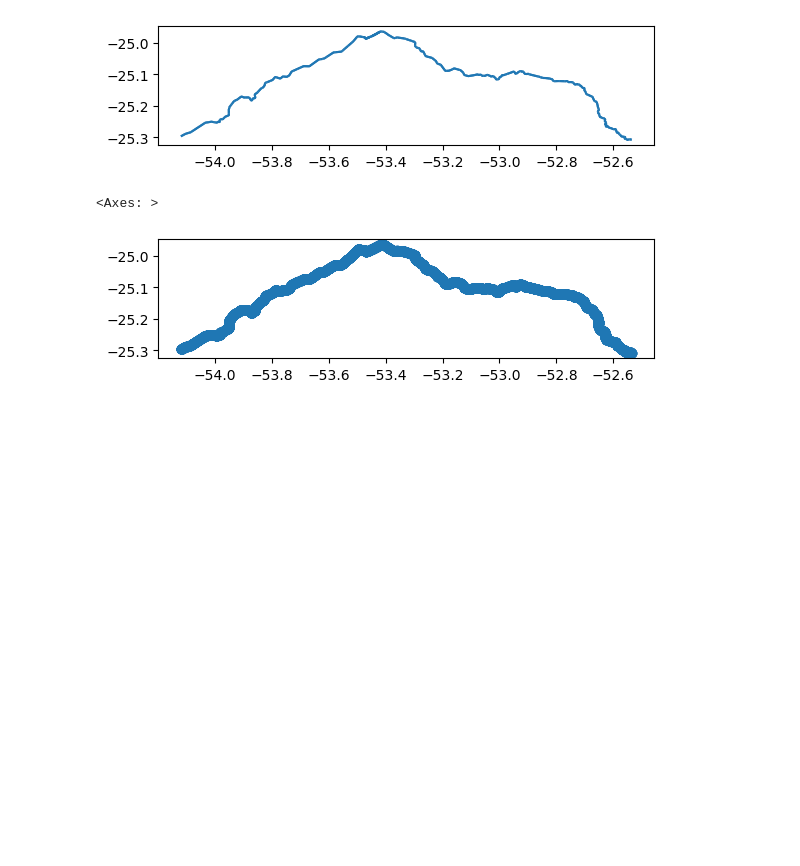
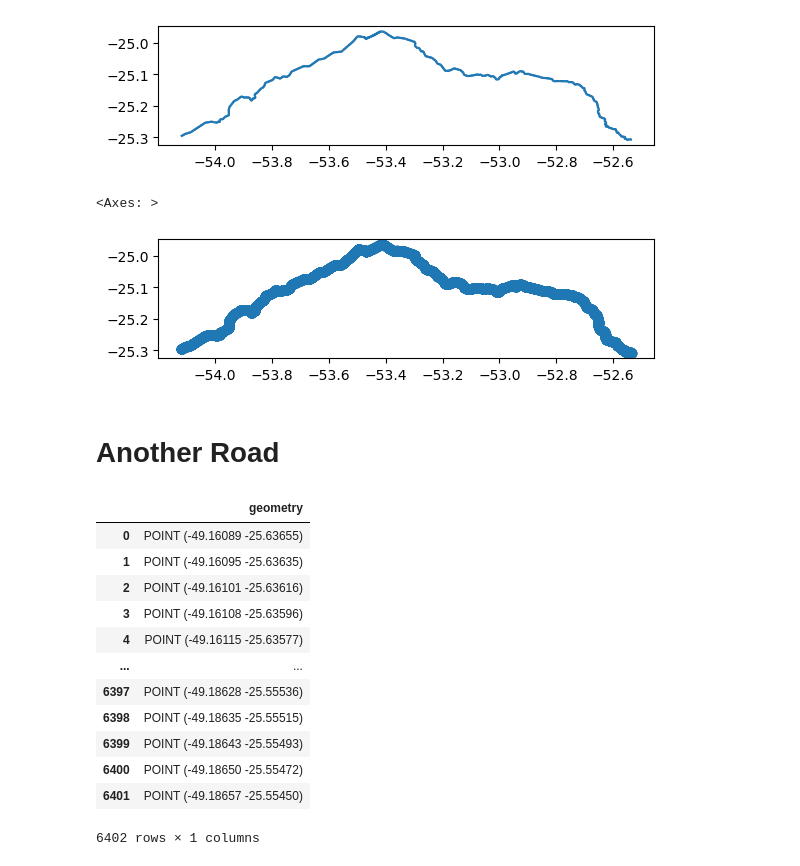
Before and after one commit to gefgu/controle-de-seguranca-motoristas, a Jupyter notebook: db/get_roads.ipynb, the cells around one changed output. Drawn from its saved outputs; the diff is of its cells as text; code cells hidden in the pictures; blank space fills up the shorter version.

```diff
--- a/db/get_roads.ipynb
+++ b/db/get_roads.ipynb
@@ -151,3 +149,55 @@ gdf_sampled_points.to_csv(
     "br-277.csv",
     index=False,
 )
+# %% [markdown]
+# Another Road
+# %%
+# Load the graph and filter the edges
+G = ox.graph_from_address("BR-376", network_type="drive", dist=80000)
+gdf_nodes, gdf_edges = ox.graph_to_gdfs(G)
+gdf_edges = gdf_edges[gdf_edges["ref"] == "BR-376"]
+gdf_edges = gdf_edges.reset_index()
+gdf_edges = gdf_edges[["ref", "length", "geometry"]]
+
+
+# Function to sample points along a linestring
+def sample_points_along_line(line, distance, length):
+    num_points = int(length // distance)
+    points = line_interpolate_point(
+        line, np.linspace(0, 1, num_points), normalized=True
+    ).tolist()
+    return points
+
+
+# Define the desired distance between points (in meters)
+distance = 22
+
+# List to hold all sampled points
+sampled_points = []
+
+# Sample points for each edge
+for _, row in gdf_edges.iterrows():
+    line = row.geometry
+    points = sample_points_along_line(line, distance, row.length)
+    sampled_points.extend(points)
+
+# Convert the list of points into a GeoDataFrame
+gdf_sampled_points = gpd.GeoDataFrame(geometry=sampled_points, crs=gdf_edges.crs)
+gdf_sampled_points = gdf_sampled_points.drop_duplicates(subset=["geometry"])
+gdf_sampled_points = gdf_sampled_points.reset_index(drop=True)
+
+gdf_sampled_points
+# %% [output]
+|  | geometry |
+| 0 | POINT (-49.16089 -25.63655) |
+| 1 | POINT (-49.16095 -25.63635) |
+| 2 | POINT (-49.16101 -25.63616) |
+| 3 | POINT (-49.16108 -25.63596) |
+| 4 | POINT (-49.16115 -25.63577) |
+| ... | ... |
+| 6397 | POINT (-49.18628 -25.55536) |
+| 6398 | POINT (-49.18635 -25.55515) |
+| 6399 | POINT (-49.18643 -25.55493) |
+| 6400 | POINT (-49.18650 -25.55472) |
+| 6401 | POINT (-49.18657 -25.55450) |
+6402 rows × 1 columns
```
Also changed, not shown: parts of 4 cells of this notebook, 1 other file.
